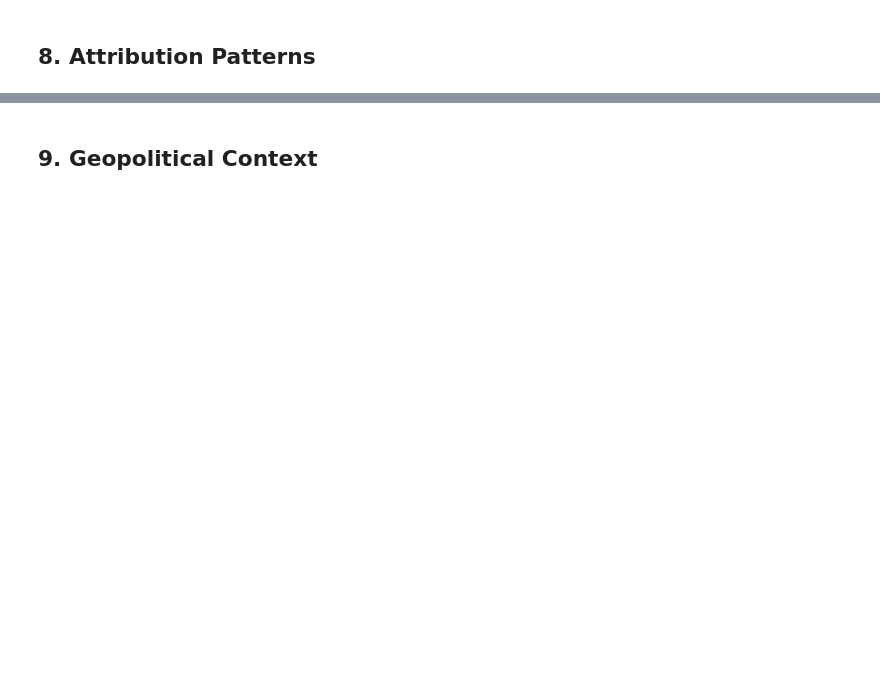
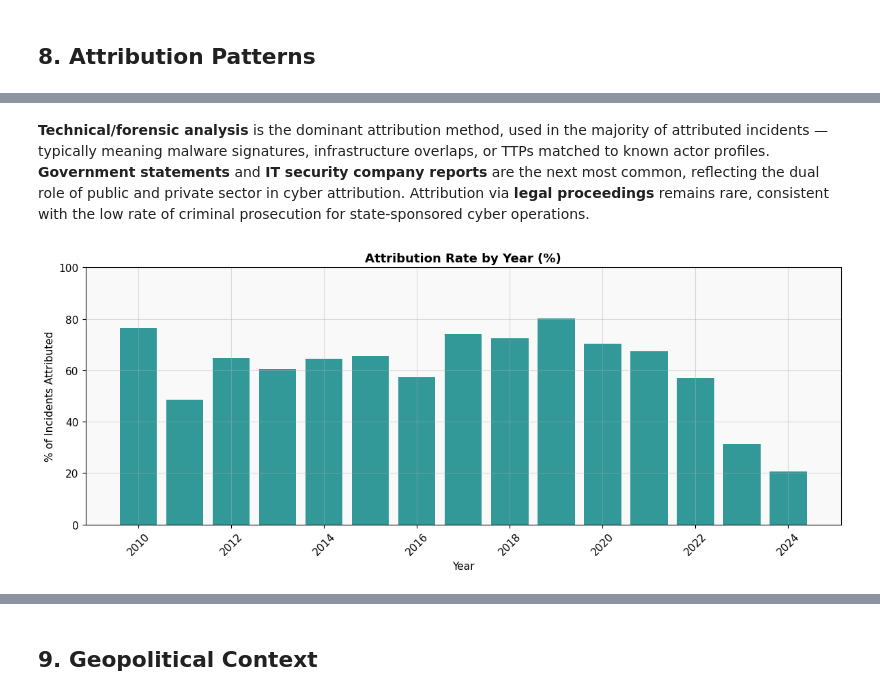
Before and after one commit to com-480-data-visualization/CyberAnalyst, a Jupyter notebook: Analysis/eurepoc_global_dataset_1_3 analysis.ipynb, the cells around one changed output, grey strips where cells are left out. Drawn from its saved outputs; the diff is of its cells as text; code cells hidden in the pictures; blank space fills up the shorter version.

Commit message:
feat: add comments in analysis

```diff
--- a/Analysis/eurepoc_global_dataset_1_3 analysis.ipynb
+++ b/Analysis/eurepoc_global_dataset_1_3 analysis.ipynb
@@ -361,0 +362,21 @@ plt.show()
+# %% [markdown]
+**Technical/forensic analysis** is the dominant attribution method, used in the majority of attributed incidents — typically meaning malware signatures, infrastructure overlaps, or TTPs matched to known actor profiles. **Government statements** and **IT security company reports** are the next most common, reflecting the dual role of public and private sector in cyber attribution. Attribution via **legal proceedings** remains rare, consistent with the low rate of criminal prosecution for state-sponsored cyber operations.
+# %%
+# Attribution rate over time
+df['attributed'] = ~df['initiator_country_primary'].isin({'Not attributed', 'Unknown', 'Not available'})
+attr_by_year = df.groupby('year')['attributed'].mean() * 100
+attr_by_year = attr_by_year[attr_by_year.index >= 2010]
+
+fig, ax1 = plt.subplots(figsize=(12, 5))
+ax1.bar(attr_by_year.index, attr_by_year.values, color='teal', alpha=0.8)
+ax1.set_title('Attribution Rate by Year (%)', fontsize=13, fontweight='bold')
+ax1.set_xlabel('Year')
+ax1.set_ylabel('% of Incidents Attributed')
+ax1.set_ylim(0, 100)
+ax1.xaxis.set_major_locator(ticker.MultipleLocator(2))
+ax1.tick_params(axis='x', rotation=45)
+
+plt.tight_layout()
+plt.show()
+# %% [output]
+[figure, added]
```
Also changed, not shown: parts of 15 cells of this notebook.
